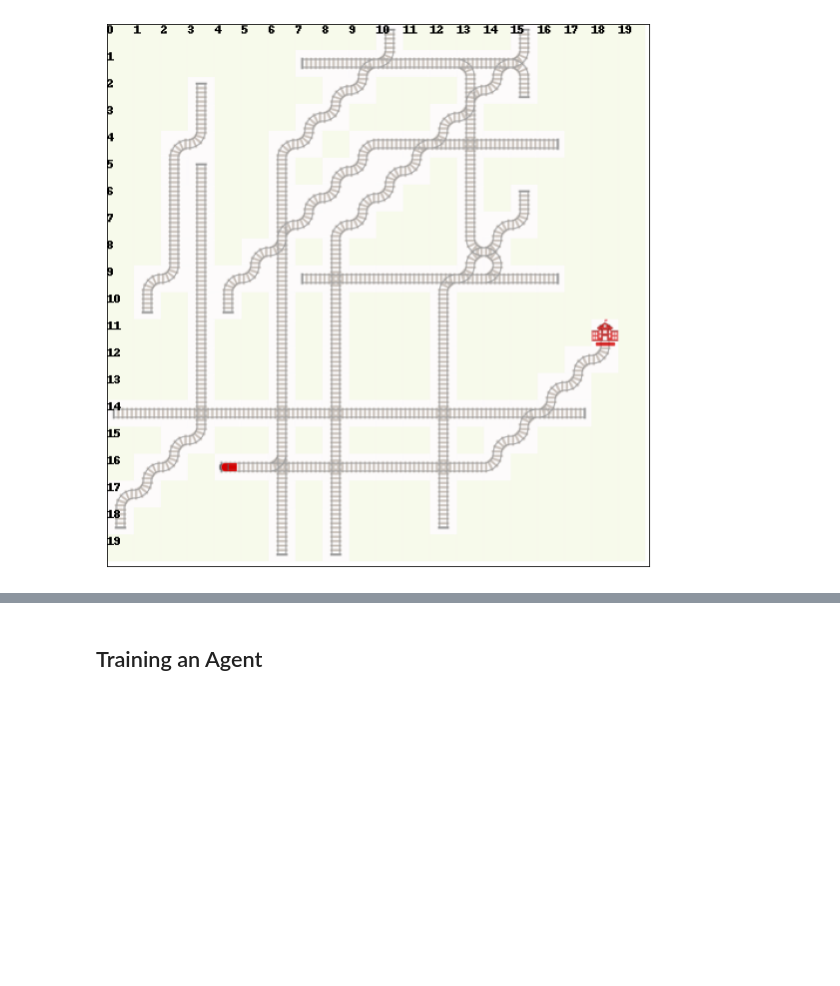
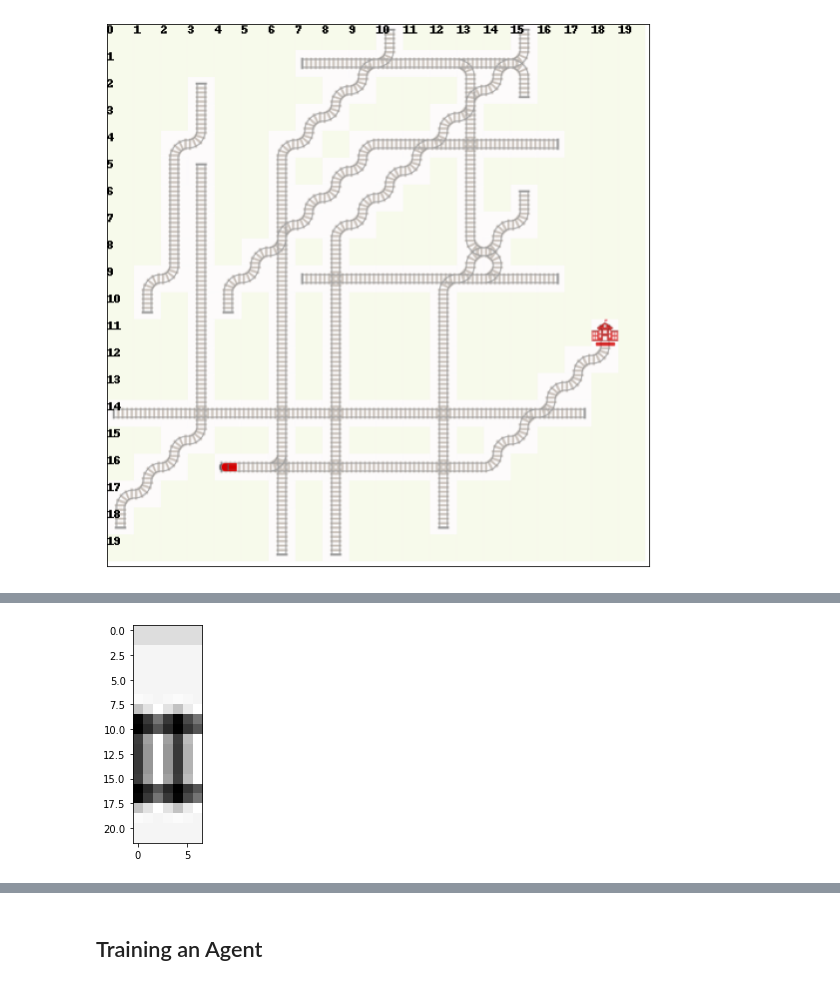
Before and after one commit to phyjoon/multi-agent-rl, a Jupyter notebook: Training_a_single_agent.ipynb, the cells around one changed output, grey strips where cells are left out. Cells and saved outputs as stored; diff of their text form; code cells hidden in the pictures; blank space fills up the shorter version.

```diff
--- a/Training_a_single_agent.ipynb
+++ b/Training_a_single_agent.ipynb
@@ -106,0 +133,7 @@ plt.show()
+# %%
+# A small section of a rail
+im = (env_image).mean(axis = 2)
+plt.imshow(im[21:43, 170:177], cmap = 'gray')
+plt.show()
+# %% [output]
+[figure, added]
```
Also changed, not shown: parts of 26 cells of this notebook, 4 other files.
